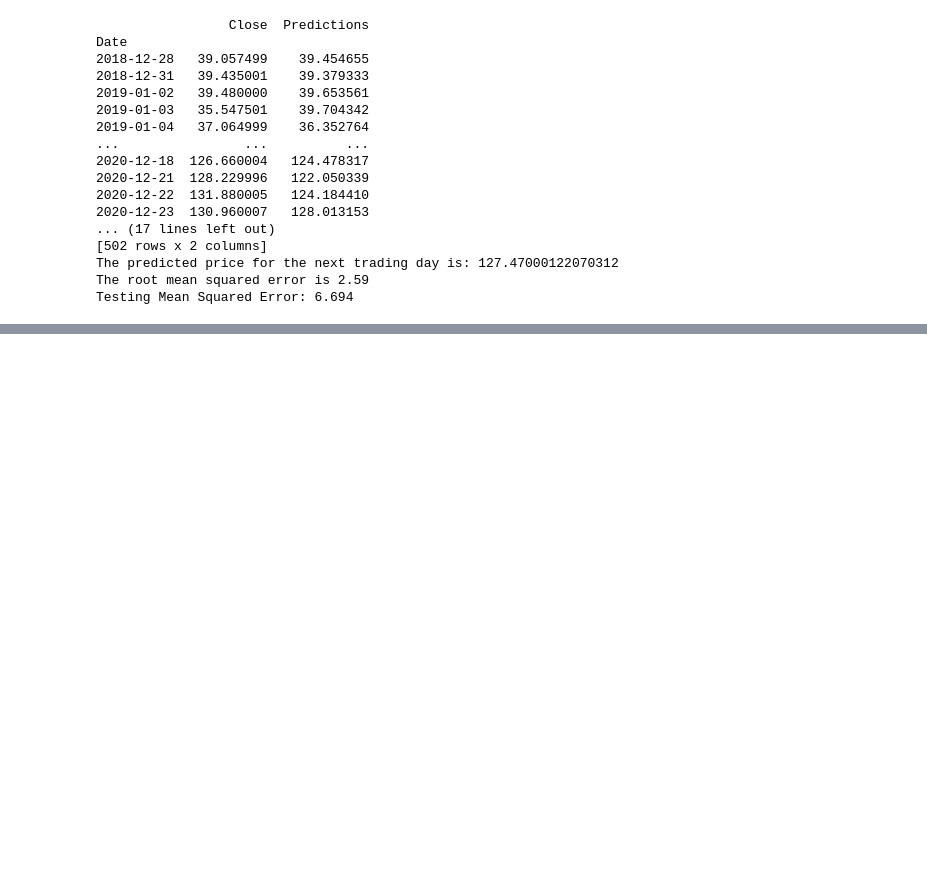
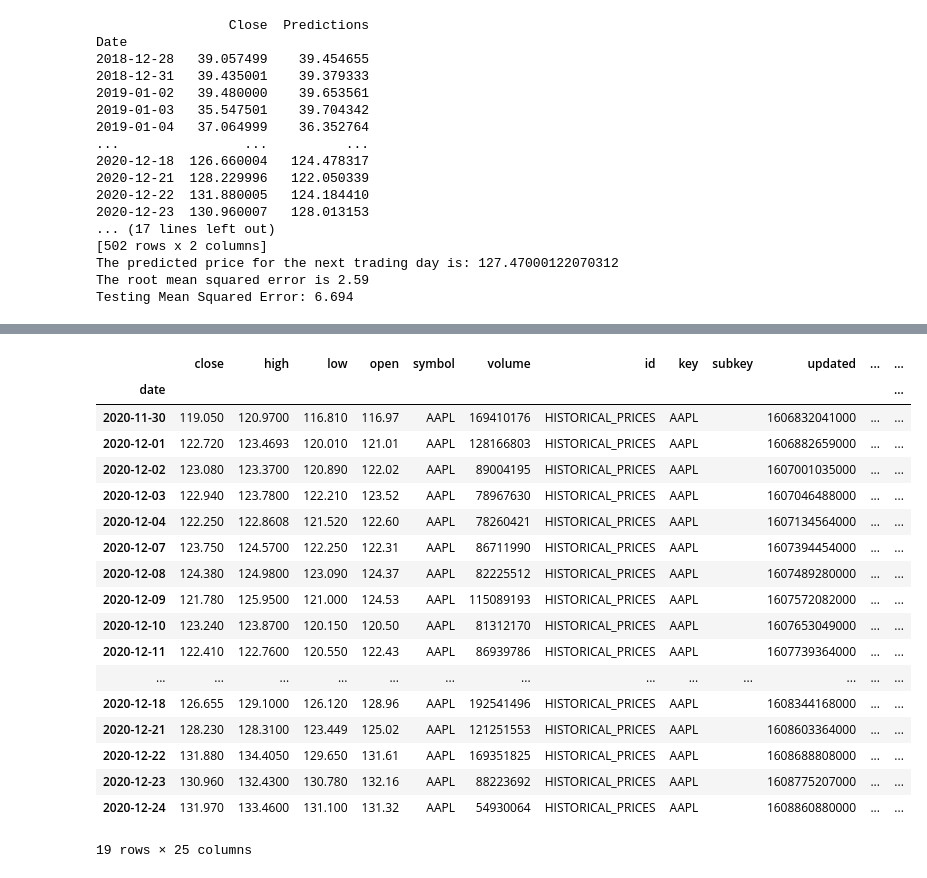
Before and after one commit to lukewbecker/fbphrophet-remote, a Jupyter notebook: fbprophet_testing.ipynb, the cells around one changed output, grey strips where cells are left out. Saved outputs shown, nothing was run; the diff lists cells and outputs as text; code cells hidden in the pictures; blank space fills up the shorter version.

```diff
--- a/fbprophet_testing.ipynb
+++ b/fbprophet_testing.ipynb
@@ -257,0 +277,22 @@ Testing Mean Squared Error: 6.694
+# %%
+df
+# %% [output]
+|  | close | high | low | open | symbol | volume | id | key | subkey | updated | ... | ... |
+| date |  |  |  |  |  |  |  |  |  |  |  | ... |
+| 2020-11-30 | 119.050 | 120.9700 | 116.810 | 116.97 | AAPL | 169410176 | HISTORICAL_PRICES | AAPL |  | 1606832041000 | ... | ... |
+| 2020-12-01 | 122.720 | 123.4693 | 120.010 | 121.01 | AAPL | 128166803 | HISTORICAL_PRICES | AAPL |  | 1606882659000 | ... | ... |
+| 2020-12-02 | 123.080 | 123.3700 | 120.890 | 122.02 | AAPL | 89004195 | HISTORICAL_PRICES | AAPL |  | 1607001035000 | ... | ... |
+| 2020-12-03 | 122.940 | 123.7800 | 122.210 | 123.52 | AAPL | 78967630 | HISTORICAL_PRICES | AAPL |  | 1607046488000 | ... | ... |
+| 2020-12-04 | 122.250 | 122.8608 | 121.520 | 122.60 | AAPL | 78260421 | HISTORICAL_PRICES | AAPL |  | 1607134564000 | ... | ... |
+| 2020-12-07 | 123.750 | 124.5700 | 122.250 | 122.31 | AAPL | 86711990 | HISTORICAL_PRICES | AAPL |  | 1607394454000 | ... | ... |
+| 2020-12-08 | 124.380 | 124.9800 | 123.090 | 124.37 | AAPL | 82225512 | HISTORICAL_PRICES | AAPL |  | 1607489280000 | ... | ... |
+| 2020-12-09 | 121.780 | 125.9500 | 121.000 | 124.53 | AAPL | 115089193 | HISTORICAL_PRICES | AAPL |  | 1607572082000 | ... | ... |
+| 2020-12-10 | 123.240 | 123.8700 | 120.150 | 120.50 | AAPL | 81312170 | HISTORICAL_PRICES | AAPL |  | 1607653049000 | ... | ... |
+| 2020-12-11 | 122.410 | 122.7600 | 120.550 | 122.43 | AAPL | 86939786 | HISTORICAL_PRICES | AAPL |  | 1607739364000 | ... | ... |
+| ... | ... | ... | ... | ... | ... | ... | ... | ... | ... | ... | ... | ... |
+| 2020-12-18 | 126.655 | 129.1000 | 126.120 | 128.96 | AAPL | 192541496 | HISTORICAL_PRICES | AAPL |  | 1608344168000 | ... | ... |
+| 2020-12-21 | 128.230 | 128.3100 | 123.449 | 125.02 | AAPL | 121251553 | HISTORICAL_PRICES | AAPL |  | 1608603364000 | ... | ... |
+| 2020-12-22 | 131.880 | 134.4050 | 129.650 | 131.61 | AAPL | 169351825 | HISTORICAL_PRICES | AAPL |  | 1608688808000 | ... | ... |
+| 2020-12-23 | 130.960 | 132.4300 | 130.780 | 132.16 | AAPL | 88223692 | HISTORICAL_PRICES | AAPL |  | 1608775207000 | ... | ... |
+| 2020-12-24 | 131.970 | 133.4600 | 131.100 | 131.32 | AAPL | 54930064 | HISTORICAL_PRICES | AAPL |  | 1608860880000 | ... | ... |
+19 rows × 25 columns
```
Also changed, not shown: parts of 8 cells of this notebook.
